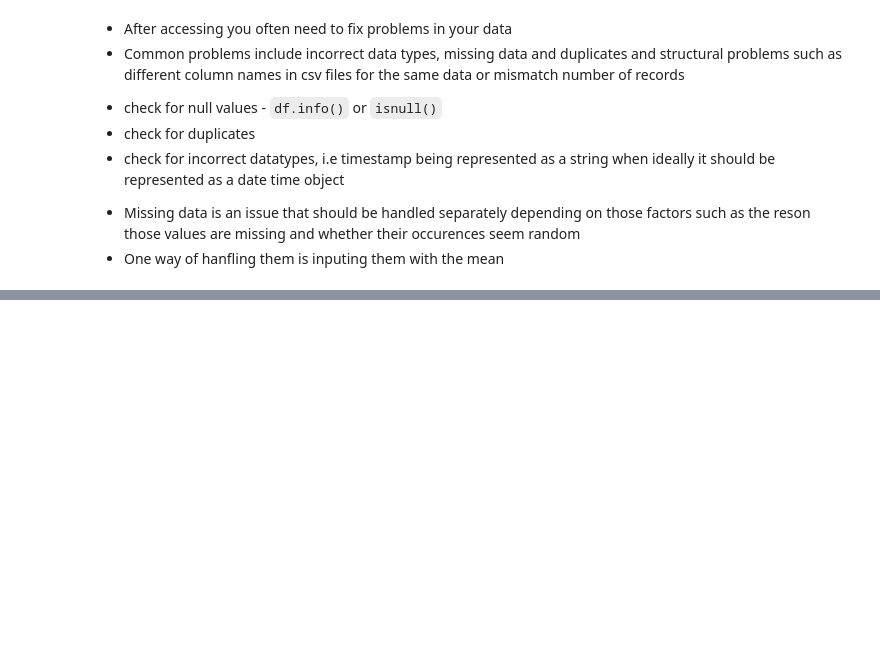
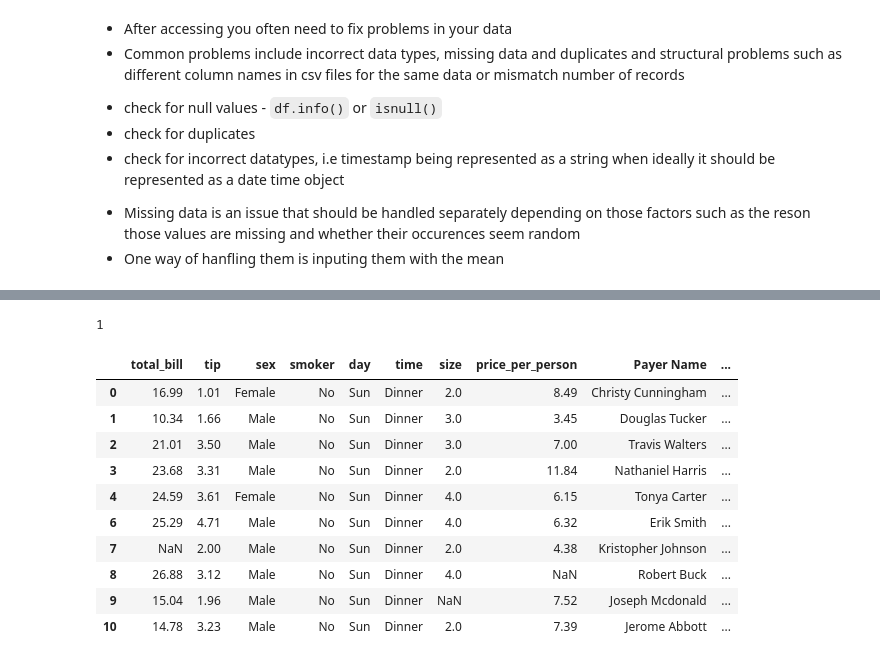
Before and after one commit to jumbamark/data_analysis, a Jupyter notebook: data_analysis_process/data_analysis.ipynb, the cells around one changed output, grey strips where cells are left out. Cells and saved outputs as stored; diff of their text form; code cells hidden in the pictures; blank space fills up the shorter version.

```diff
--- a/data_analysis_process/data_analysis.ipynb
+++ b/data_analysis_process/data_analysis.ipynb
@@ -454,0 +453,10 @@ mean = df['total_bill'].mean()
+# %%
+edited_df = pd.read_csv("edited_tips.csv")
+# getting the mean of the total_bill column
+mean = df['total_bill'].mean()
+# using pandas fillna function to replace all missing values with the mean
+df["total_bill"].fillna(mean)
+# it returns a new column with the changes which we didn't store anywhere, to keep the changes assign it to the original
+df["total_bill"] = df["total_bill"].fillna(mean)
+# alternatively you can use the inplace=True parameter to make the changes
+df["total_bill"].fillna(mean, inplace=True)
@@ -454,0 +482,22 @@ mean = df['total_bill'].mean()
+# %%
+# getting a count of the duplicates in the dataset
+sum(edited_df.duplicated())
+# %% [output]
+1
+# %%
+# dropping duplicates
+# we have to use the inplace parameter or assign the output to the original data frame when using this function
+edited_df.drop_duplicates(inplace=True)
+edited_df.head(10) # dropped row 5, the one marked as duplicate
+# %% [output]
+|  | total_bill | tip | sex | smoker | day | time | size | price_per_person | Payer Name | ... |
+| 0 | 16.99 | 1.01 | Female | No | Sun | Dinner | 2.0 | 8.49 | Christy Cunningham | ... |
+| 1 | 10.34 | 1.66 | Male | No | Sun | Dinner | 3.0 | 3.45 | Douglas Tucker | ... |
+| 2 | 21.01 | 3.50 | Male | No | Sun | Dinner | 3.0 | 7.00 | Travis Walters | ... |
+| 3 | 23.68 | 3.31 | Male | No | Sun | Dinner | 2.0 | 11.84 | Nathaniel Harris | ... |
+| 4 | 24.59 | 3.61 | Female | No | Sun | Dinner | 4.0 | 6.15 | Tonya Carter | ... |
+| 6 | 25.29 | 4.71 | Male | No | Sun | Dinner | 4.0 | 6.32 | Erik Smith | ... |
+| 7 | NaN | 2.00 | Male | No | Sun | Dinner | 2.0 | 4.38 | Kristopher Johnson | ... |
+| 8 | 26.88 | 3.12 | Male | No | Sun | Dinner | 4.0 | NaN | Robert Buck | ... |
+| 9 | 15.04 | 1.96 | Male | No | Sun | Dinner | NaN | 7.52 | Joseph Mcdonald | ... |
+| 10 | 14.78 | 3.23 | Male | No | Sun | Dinner | 2.0 | 7.39 | Jerome Abbott | ... |
```
Also changed, not shown: parts of 5 cells of this notebook, 1 other file.
